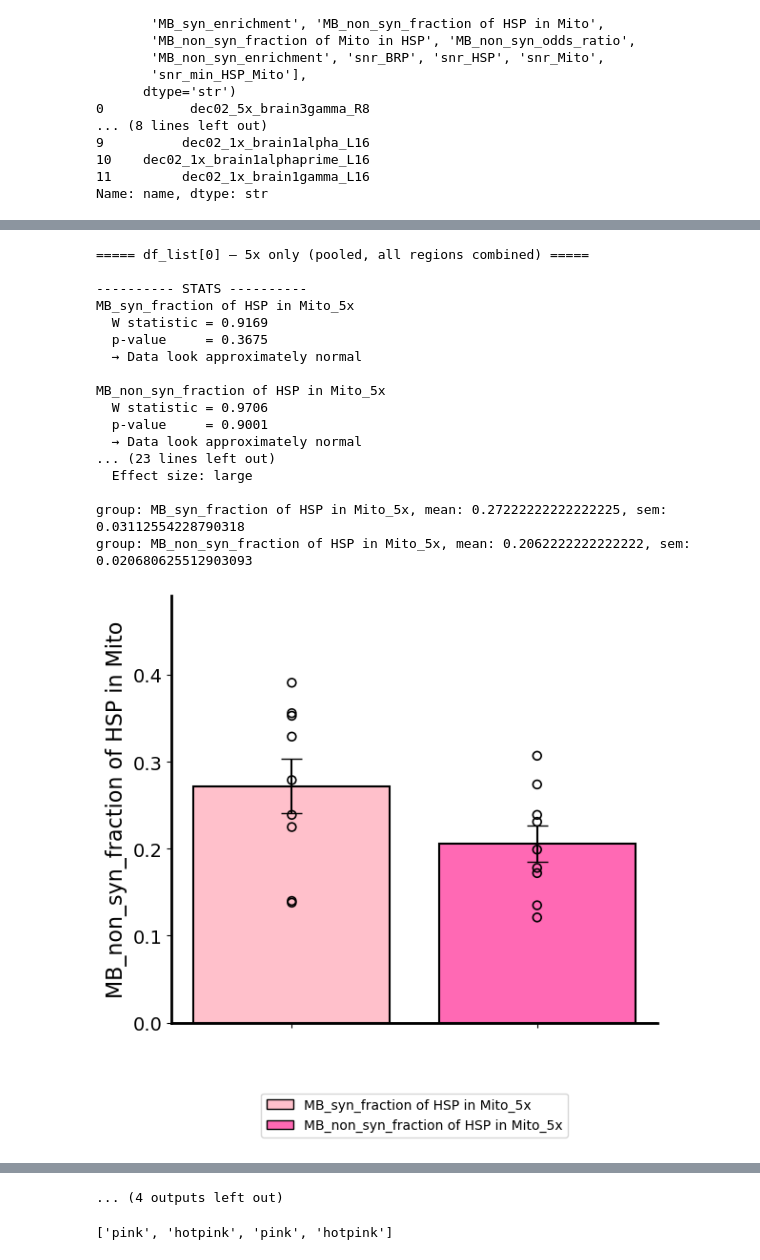
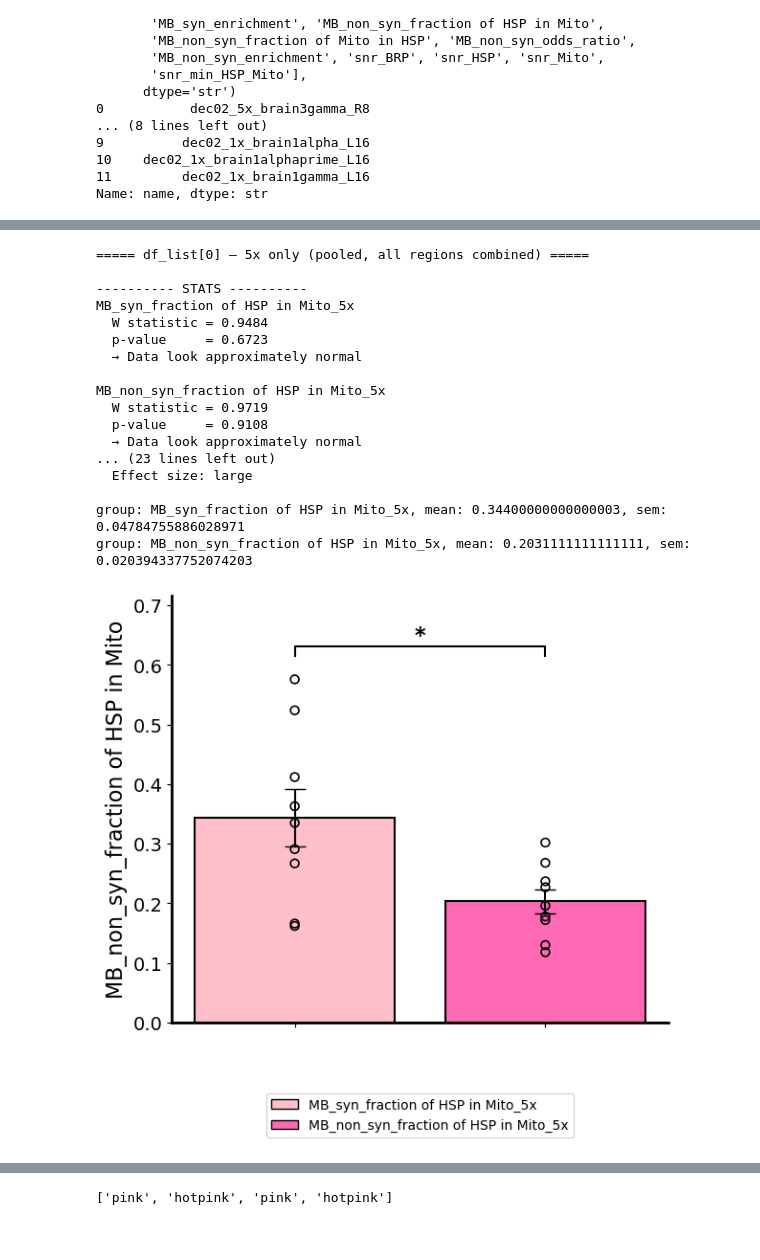
Before and after one commit to gmalagonv/confocal, a Jupyter notebook: analysis_notebooks/26_06_15_all_b.ipynb, the cells around one changed output, grey strips where cells are left out. Drawn from its saved outputs; the diff is of its cells as text; code cells hidden in the pictures.

```diff
--- a/analysis_notebooks/26_06_15_all_b.ipynb
+++ b/analysis_notebooks/26_06_15_all_b.ipynb
@@ -507,6 +513,9 @@ settings = {
     'blind_iter2':       df_deconv_blind2,
     'blind_iter4':       df_deconv_blind4,
     'blind_iter6':       df_deconv_blind6,
+    'blind_iter7':       df_deconv_blind7,
+    'blind_iter8':       df_deconv_blind8,
+    'blind_iter9':       df_deconv_blind9,
     'blind_iter10':      df_deconv_blind10,
 }
 
@@ -522,12 +531,20 @@ for setting_name, df_setting in settings.items():
 df_repro = pd.DataFrame(rows)
 print(df_repro.to_string(index=False))
 
+# combined ranking: sum of log-discrepancy across both pairs per setting -- with only
+# two validation pairs, treat close differences as a roughly-tied plateau, not a
+# precisely-located optimum -- a single "winner" here is the best of that plateau.
+print("\n--- combined discrepancy (sum across both pairs), lower = better ---")
+print(df_repro.groupby('setting')['log_discrepancy'].sum().sort_values().to_string())
+
 fig, ax = plt.subplots(figsize=(8, 5))
+setting_names = list(settings.keys())
 for pair_name in pairs:
-    sub = df_repro[df_repro.pair == pair_name]
-    ax.plot(sub['setting'], sub['log_discrepancy'], 'o-', label=pair_name)
+    sub = df_repro[df_repro.pair == pair_name].set_index('setting').loc[setting_names]
+    ax.plot(setting_names, sub['log_discrepancy'], 'o-', label=pair_name)
 ax.set_ylabel('|log(OR_a) - log(OR_b)|  (reproducibility discrepancy, lower = better)')
-ax.set_xticklabels(list(settings.keys()), rotation=45, ha='right')
+ax.set_xticks(range(len(setting_names)))
+ax.set_xticklabels(setting_names, rotation=45, ha='right')
 ax.legend()
 ax.set_title('Reproducibility discrepancy by deconvolution setting')
 plt.tight_layout()
@@ -585,13 +606,15 @@ column_list = ['prop_MB-HSP_in_syn', 'prop_MB-Mito_in_syn', 'MB_syn_fraction of
 rows2include = [0,1]
 
 dfs = {
-    'deconv': df_deconv,
-    'raw': df_raw,
-    'blind2': df_deconv_blind2,
-    'blind4': df_deconv_blind4,
-    'blind6': df_deconv_blind6,
-    'blind10': df_deconv_blind10,
-    'blind20': df_deconv_blind20,
+    # 'deconv': df_deconv,
+    # 'raw': df_raw,
+    # 'blind2': df_deconv_blind2,
+    # 'blind4': df_deconv_blind4,
+    # 'blind6': df_deconv_blind6,
+    'blind7': df_deconv_blind7,
+
+    # 'blind10': df_deconv_blind10,
+    # 'blind20': df_deconv_blind20,
 }
 
 for col in column_list:
@@ -656,10 +661,10 @@ colmns2plot = ['MB_syn_fraction of HSP in Mito','MB_non_syn_fraction of HSP in M
 df_list = [
         #df_raw,
         #df_deconv,
-        df_deconv_blind2,
-        df_deconv_blind4,
-        df_deconv_blind10,
-        df_deconv_blind20,
+        # df_deconv_blind2,
+        # df_deconv_blind4,
+        df_deconv_blind7,
+        # df_deconv_blind20,
 
          ]
 colors = [["pink","hotpink"],["skyblue","royalblue"],["lightgreen","seagreen"],["gold","darkorange"]]
@@ -688,40 +693,40 @@ for j,df in enumerate(df_list):
         for k in key_group:
             df_k = df_dict[k]
             for col in colmns2plot:
                 new_col = f"{col}_{k}"
                 new_col_list.append(new_col)
                 # reset_index: each key's rows keep their original df index (disjoint
                 # across keys), so assigning straight into a DataFrame would align on
                 # that index and turn every group but the first into all-NaN columns.
                 col_data[new_col] = df_k[col].reset_index(drop=True)
         all_df = pd.concat(col_data, axis=1)
 
         print(f"\n===== df_list[{j}] — {title} =====")
 
         # one color per column-type in colmns2plot, repeated once per key in key_group
         # (works for any combination of len(colmns2plot)/len(key_group), unlike a
         # fixed /2 divisor which breaks when colmns2plot has an odd length or 1 entry)
         bar_color = colors[j][:len(colmns2plot)] * len(key_group)
         fast_plotter(new_col_list, df= all_df, ylabel=col,  bar_color=bar_color,  quietStats=False, figsize=(6,6), legend=True)
 # %% [output]
 ===== df_list[0] — 5x only (pooled, all regions combined) =====
 
 ---------- STATS ----------
 MB_syn_fraction of HSP in Mito_5x
-  W statistic = 0.9169
-  p-value     = 0.3675
+  W statistic = 0.9484
+  p-value     = 0.6723
   → Data look approximately normal
 
 MB_non_syn_fraction of HSP in Mito_5x
-  W statistic = 0.9706
-  p-value     = 0.9001
+  W statistic = 0.9719
+  p-value     = 0.9108
   → Data look approximately normal
 ... (23 lines left out)
   Effect size: large
 
-group: MB_syn_fraction of HSP in Mito_5x, mean: 0.27222222222222225, sem: 0.03112554228790318
-group: MB_non_syn_fraction of HSP in Mito_5x, mean: 0.2062222222222222, sem: 0.020680625512903093
+group: MB_syn_fraction of HSP in Mito_5x, mean: 0.34400000000000003, sem: 0.04784755886028971
+group: MB_non_syn_fraction of HSP in Mito_5x, mean: 0.2031111111111111, sem: 0.020394337752074203
-[figure, old version]
+[figure, new version]
 ===== df_list[0] — 5x only by subregion =====
 
 ---------- STATS ----------
@@ -818,4 +748,3 @@ group: MB_non_syn_fraction of HSP in Mito_5x.gamma_, mean: 0.1875, sem: 0.043966
-... (4 outputs left out)
 # %%
 colors = [["pink","hotpink"],["skyblue","royalblue"],["lightgreen","seagreen"],["gold","darkorange"]]
 k2 = colors[0]*2
```
Also changed, not shown: parts of 9 cells of this notebook.
